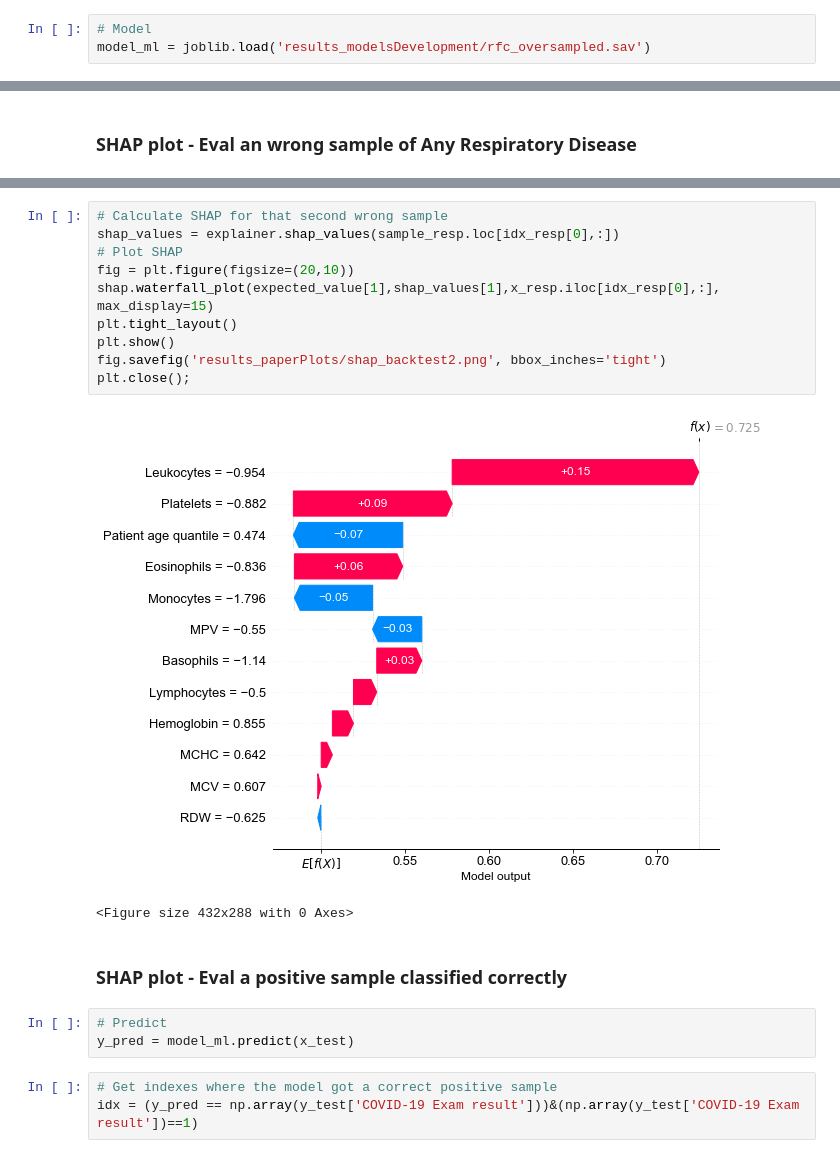
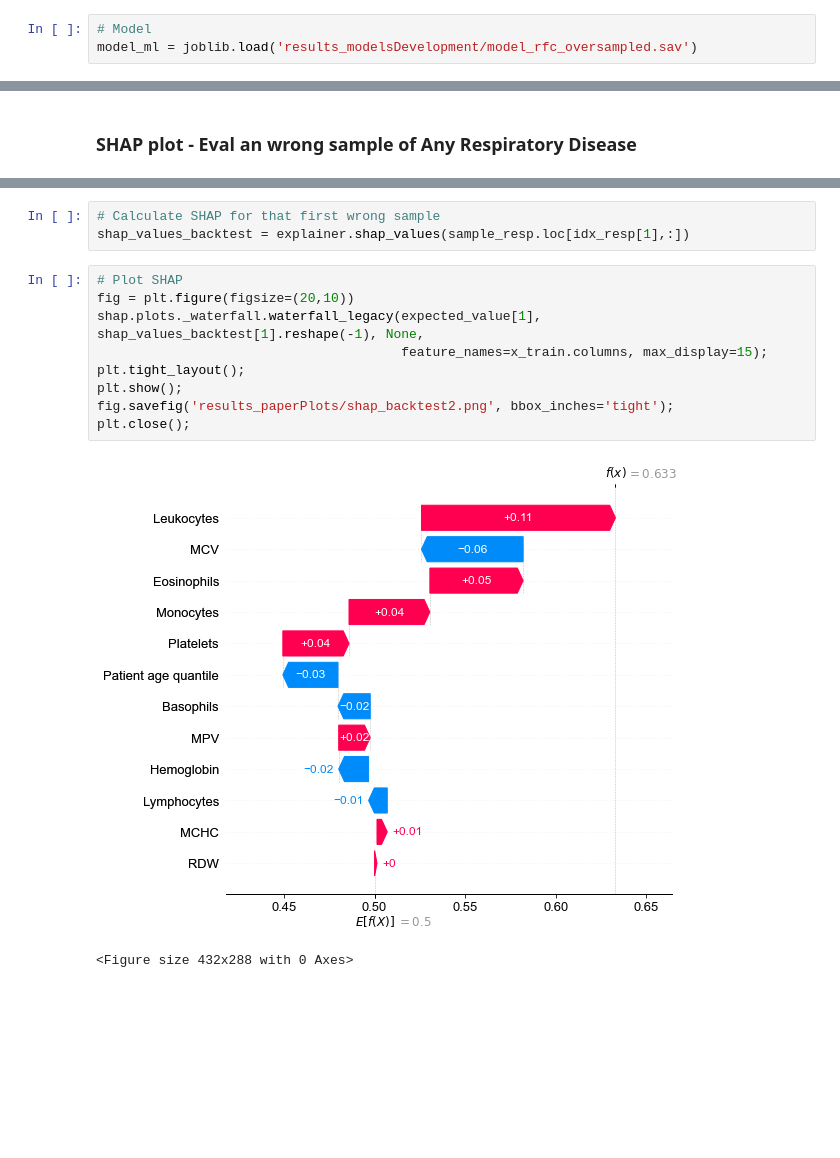
Before and after one commit to KaikeWesleyReis/paper-code-for-explainable-AI-in-COVID-prediction, a Jupyter notebook: 4_qualitative_analysis.ipynb, the cells around one changed output, grey strips where cells are left out. Drawn from its saved outputs; the diff is of its cells as text; blank space fills up the shorter version.

```diff
--- a/4_qualitative_analysis.ipynb
+++ b/4_qualitative_analysis.ipynb
@@ -40,7 +40,7 @@ shap.__version__
 # Imports
 # %%
 # Model
-model_ml = joblib.load('results_modelsDevelopment/rfc_oversampled.sav')
+model_ml = joblib.load('results_modelsDevelopment/model_rfc_oversampled.sav')
 # %%
 # Trainset (SMOTE)
 x_train = pd.read_csv('results_modelsDevelopment/x_train_SMOTE.csv')
@@ -241,22 +193,16 @@ plt.close();
 <Figure size 432x288 with 0 Axes>
+# %%
+# Calculate SHAP for that first wrong sample
+shap_values_backtest = explainer.shap_values(sample_resp.loc[idx_resp[1],:])
 # %%
-# Calculate SHAP for that second wrong sample
-shap_values = explainer.shap_values(sample_resp.loc[idx_resp[0],:])
 # Plot SHAP
 fig = plt.figure(figsize=(20,10))
-shap.waterfall_plot(expected_value[1],shap_values[1],x_resp.iloc[idx_resp[0],:], max_display=15)
-plt.tight_layout()
-plt.show()
-fig.savefig('results_paperPlots/shap_backtest2.png', bbox_inches='tight')
+shap.plots._waterfall.waterfall_legacy(expected_value[1], shap_values_backtest[1].reshape(-1), None,
+                                       feature_names=x_train.columns, max_display=15);
+plt.tight_layout();
+plt.show();
+fig.savefig('results_paperPlots/shap_backtest2.png', bbox_inches='tight');
 plt.close();
 # %% [output]
-[figure, old version]
+[figure, new version]
 <Figure size 432x288 with 0 Axes>
-# %% [markdown]
-### SHAP plot - Eval a positive sample classified correctly
-# %%
-# Predict
-y_pred = model_ml.predict(x_test)
-# %%
-# Get indexes where the model got a correct positive sample
-idx = (y_pred == np.array(y_test['COVID-19 Exam result']))&(np.array(y_test['COVID-19 Exam result'])==1)
```
Also changed, not shown: parts of 32 cells of this notebook, 4 other files.
